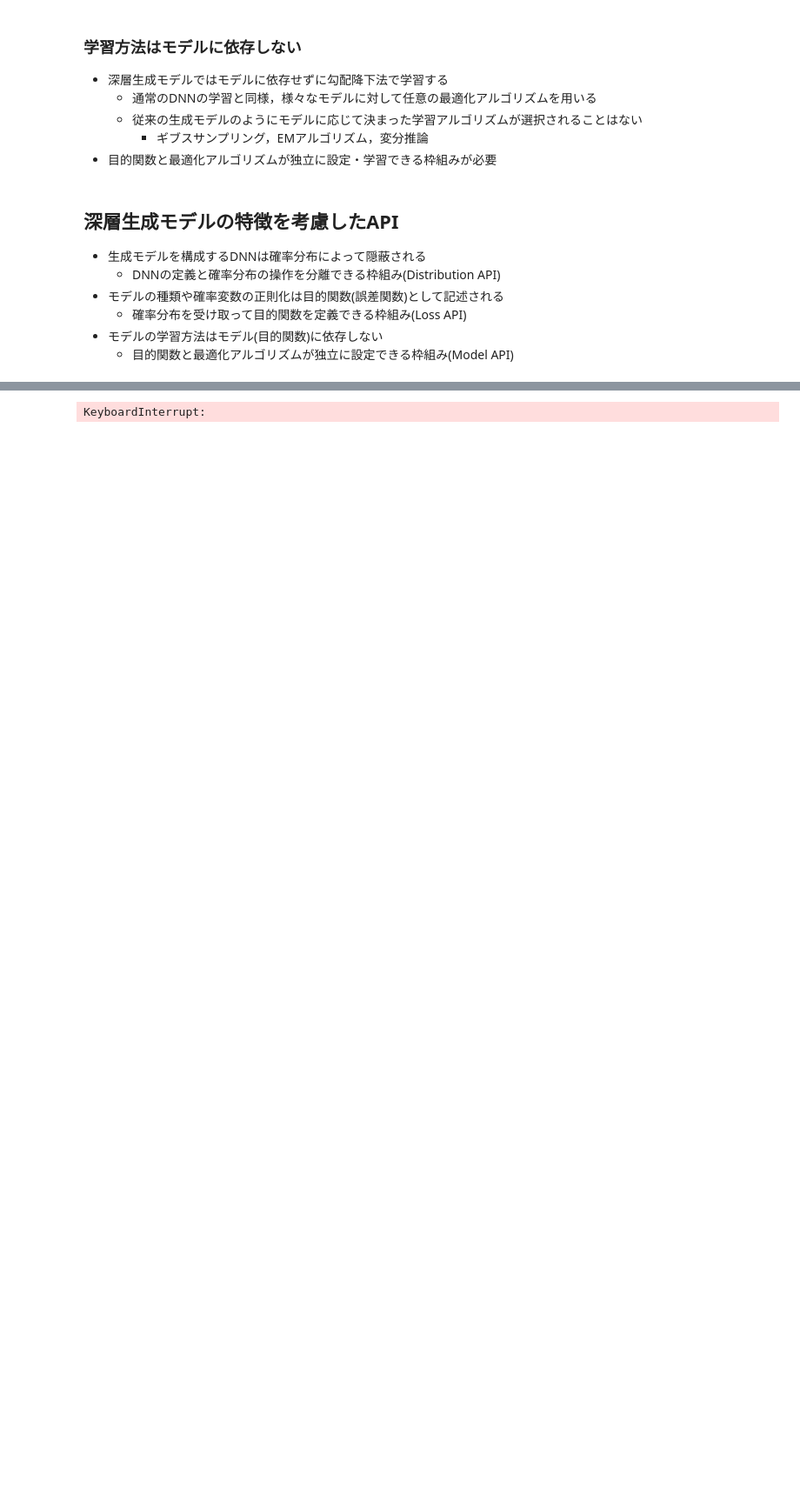
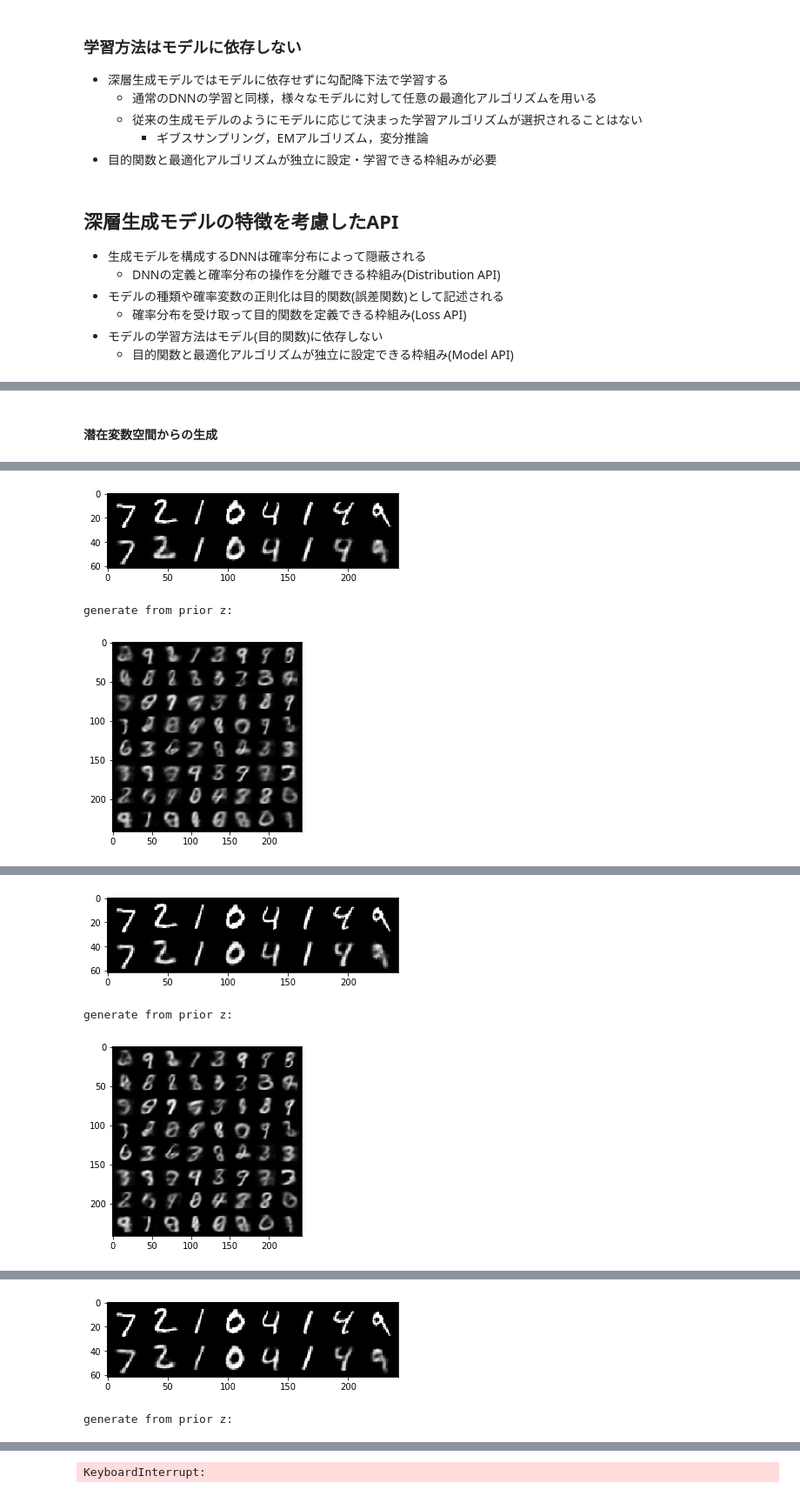
Before and after one commit to masa-su/pixyzoo, a Jupyter notebook: Tutorial/pixyzの良さみTutorial.ipynb, the cells around one changed output, grey strips where cells are left out. Shown at 87% size. Saved outputs shown, nothing was run; the diff lists cells and outputs as text; code cells hidden in the pictures; blank space fills up the shorter version.

```diff
--- a/Tutorial/pixyzの良さみTutorial.ipynb
+++ b/Tutorial/pixyzの良さみTutorial.ipynb
@@ -67,0 +536,5 @@
+# %%
+model = Model(loss=vae_loss, distributions=[p, q],
+             optimizer=optim.Adam, optimizer_params={"lr": 1e-3})
+print(model)
+print_latex(model)
@@ -67,0 +582,42 @@
+# %%
+def plot_reconstrunction(x):
+    with torch.no_grad():
+        z = q.sample({"x": x}, return_all=False)
+        recon_batch = p.sample_mean(z).view(-1, 1, 28, 28)
+
+        comparison = torch.cat([x.view(-1, 1, 28, 28), recon_batch]).cpu()
+        return comparison
+# %% [markdown]
+#### 潜在変数空間からの生成
+# %%
+def plot_image_from_latent(z_sample):
+    with torch.no_grad():
+        sample = p.sample_mean({"z": z_sample}).view(-1, 1, 28, 28).cpu()
+        return sample
+# %%
+# functions to show an image
+def imshow(img):
+    npimg = img.numpy()
+    plt.imshow(np.transpose(npimg, (1, 2, 0)))
+    plt.show()
+# %%
+# z_sample for generate imgs from prior
+z_sample = 0.5 * torch.randn(64, z_dim).to(device)
+
+# fixed _x for watching reconstruction improvement
+_x, _ = iter(test_loader).next()
+_x = _x.to(device)
+
+for epoch in range(1, epochs + 1):
+    train_loss = train(epoch)
+    test_loss = test(epoch)
+
+    recon = plot_reconstrunction(_x[:8])
+    sample = plot_image_from_latent(z_sample)
+
+    print('Epoch: {}'.format(epoch))
+    print('Reconstruction')
+    imshow(torchvision.utils.make_grid(recon))
+    print('generate from prior z:')
+    imshow(torchvision.utils.make_grid(sample))
+# %% [output]
@@ -67,0 +628,3 @@
+[figure, added]
+generate from prior z:
+[figure, added]
@@ -67,0 +635,3 @@
+[figure, added]
+generate from prior z:
+[figure, added]
@@ -67,0 +642,2 @@
+[figure, added]
+generate from prior z:
```
Also changed, not shown: parts of 59 cells of this notebook.
